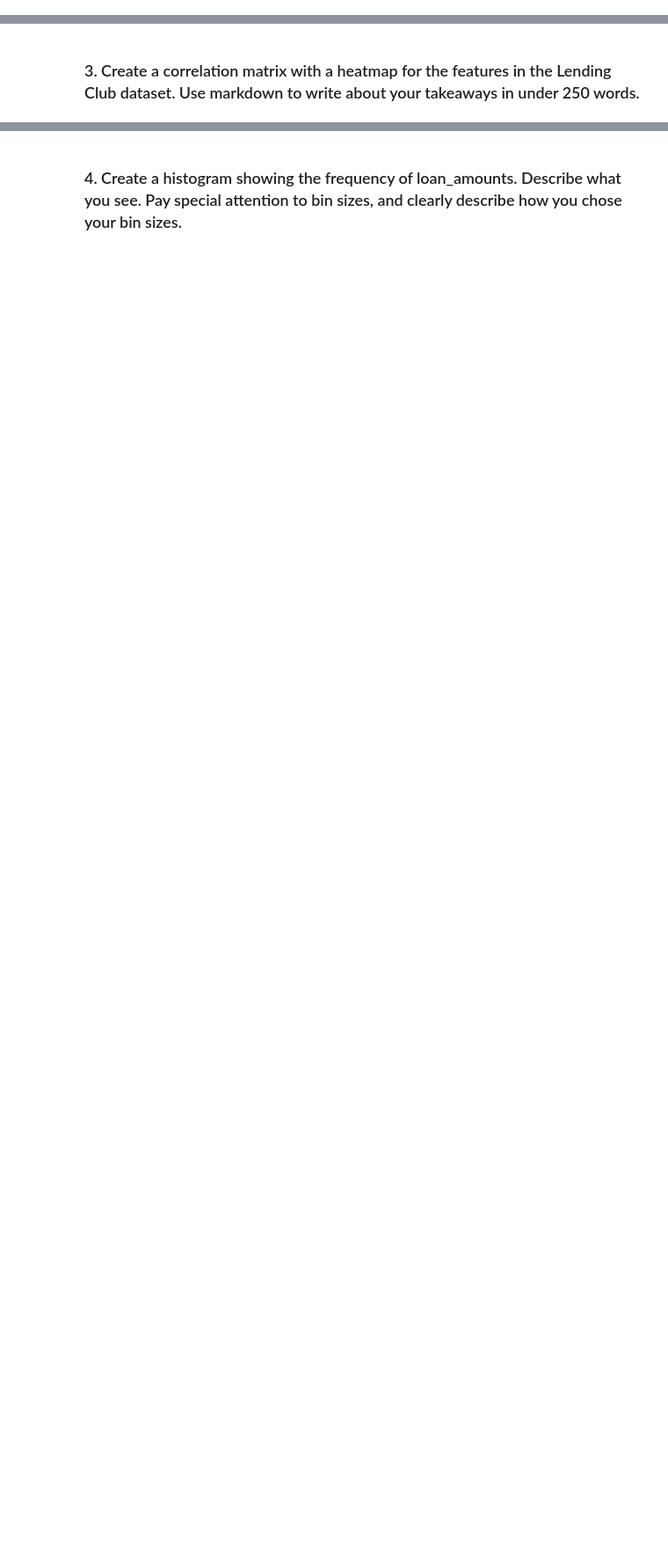
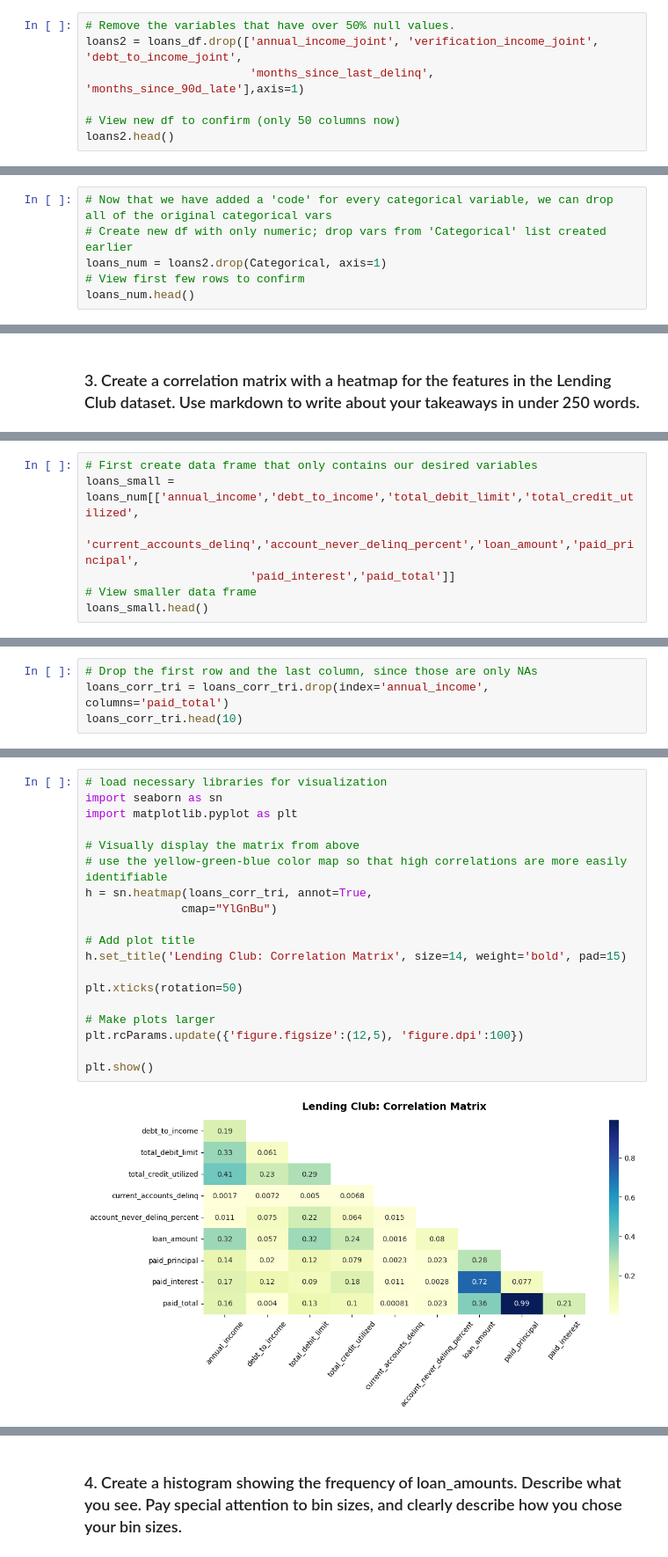
Before and after one commit to artolon/HW12-ML-Intro, a Jupyter notebook: Homework 12 - Intro to Machine Learning.ipynb, the cells around one changed output, grey strips where cells are left out. Shown: that part at 88% size. Saved outputs shown, nothing was run; the diff lists cells and outputs as text; blank space fills up the shorter version.

Commit message:
First draft of hw12

```diff
--- a/Homework 12 - Intro to Machine Learning.ipynb
+++ b/Homework 12 - Intro to Machine Learning.ipynb
@@ -136,0 +141,7 @@ num_accounts_120d_past_due = 3.18%
+# %%
+# Remove the variables that have over 50% null values.
+loans2 = loans_df.drop(['annual_income_joint', 'verification_income_joint', 'debt_to_income_joint',
+                        'months_since_last_delinq', 'months_since_90d_late'],axis=1)
+
+# View new df to confirm (only 50 columns now)
+loans2.head()
@@ -136,0 +334,6 @@ num_accounts_120d_past_due = 3.18%
+# %%
+# Now that we have added a 'code' for every categorical variable, we can drop all of the original categorical vars
+# Create new df with only numeric; drop vars from 'Categorical' list created earlier
+loans_num = loans2.drop(Categorical, axis=1)
+# View first few rows to confirm
+loans_num.head()
@@ -151,0 +362,7 @@ plt.show()
+# %%
+# First create data frame that only contains our desired variables
+loans_small = loans_num[['annual_income','debt_to_income','total_debit_limit','total_credit_utilized',
+                        'current_accounts_delinq','account_never_delinq_percent','loan_amount','paid_principal',
+                        'paid_interest','paid_total']]
+# View smaller data frame
+loans_small.head()
@@ -151,0 +414,4 @@ plt.show()
+# %%
+# Drop the first row and the last column, since those are only NAs
+loans_corr_tri = loans_corr_tri.drop(index='annual_income', columns='paid_total')
+loans_corr_tri.head(10)
@@ -151,0 +431,21 @@ plt.show()
+# %%
+# load necessary libraries for visualization
+import seaborn as sn
+import matplotlib.pyplot as plt
+
+# Visually display the matrix from above
+# use the yellow-green-blue color map so that high correlations are more easily identifiable
+h = sn.heatmap(loans_corr_tri, annot=True,
+              cmap="YlGnBu")
+
+# Add plot title
+h.set_title('Lending Club: Correlation Matrix', size=14, weight='bold', pad=15)
+
+plt.xticks(rotation=50)
+
+# Make plots larger
+plt.rcParams.update({'figure.figsize':(12,5), 'figure.dpi':100})
+
+plt.show()
+# %% [output]
+[figure, added]
```
Also changed, not shown: parts of 21 cells of this notebook.
